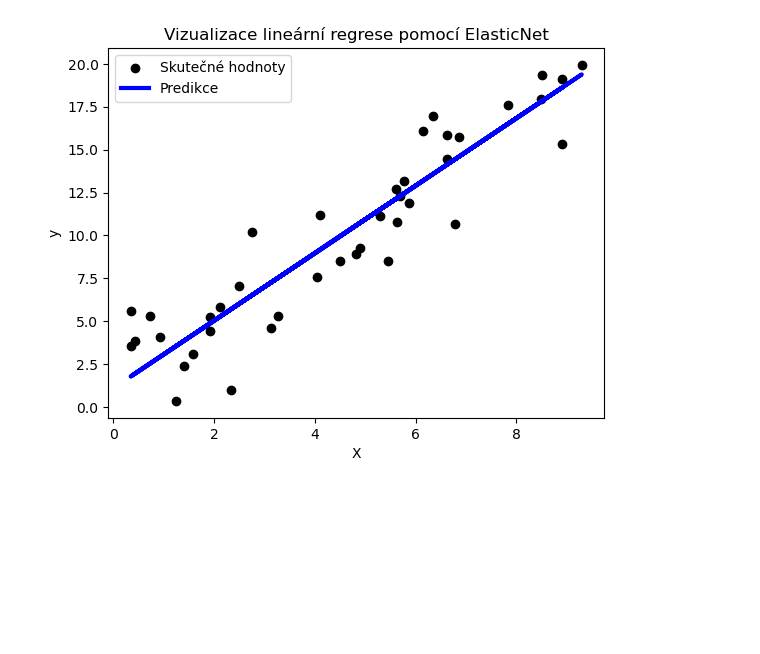
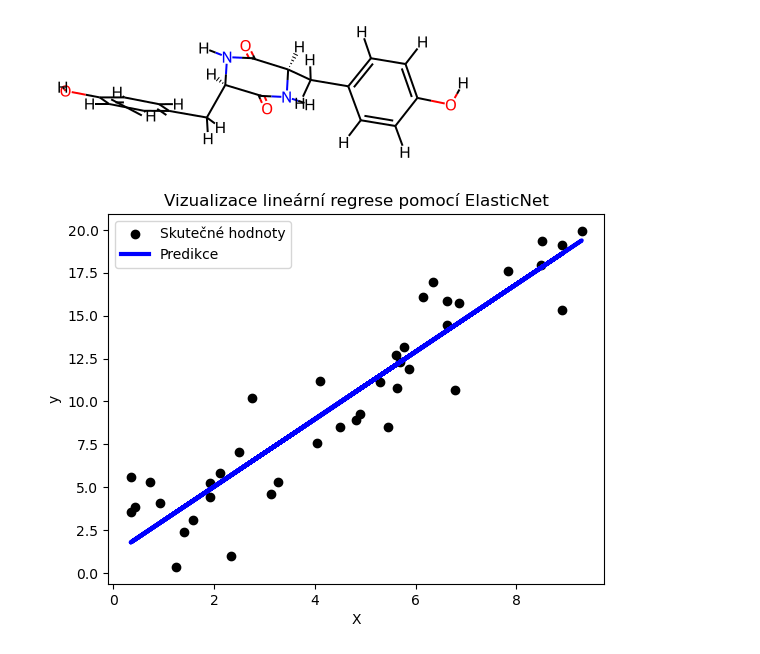
Before and after one commit to hruska-lab/metabolism-hyperparameter-optimization, a Jupyter notebook: mols-visualization.ipynb, the cells around one changed output. Drawn from its saved outputs; the diff is of its cells as text; code cells hidden in the pictures; blank space fills up the shorter version.

Commit message:
:sparkles: add obrázky z 2IJ7 dockingu

```diff
--- a/mols-visualization.ipynb
+++ b/mols-visualization.ipynb
@@ -31,0 +12,13 @@ smiles = {}
+# %%
+#mol = Chem.MolFromPDBFile("project_resources/docking_resources/structure.pdb")
+mol = Chem.MolFromMolFile("project_resources/docking_resources/ligand.mol")
+mol = Chem.MolFromSmiles(smi)
+mol = Chem.AddHs(mol)
+AllChem.EmbedMolecule(mol)
+AllChem.MMFFOptimizeMolecule(mol, maxIters=200)
+Chem.MolToPDBFile(mol, "project_resources/docking_resources/ligand.pdb")
+mol
+#smi = Chem.MolToSmiles(mol)
+#show(smi)
+# %% [output]
+[figure, added]
```
Also changed, not shown: parts of 3 cells of this notebook, 14 other files.
